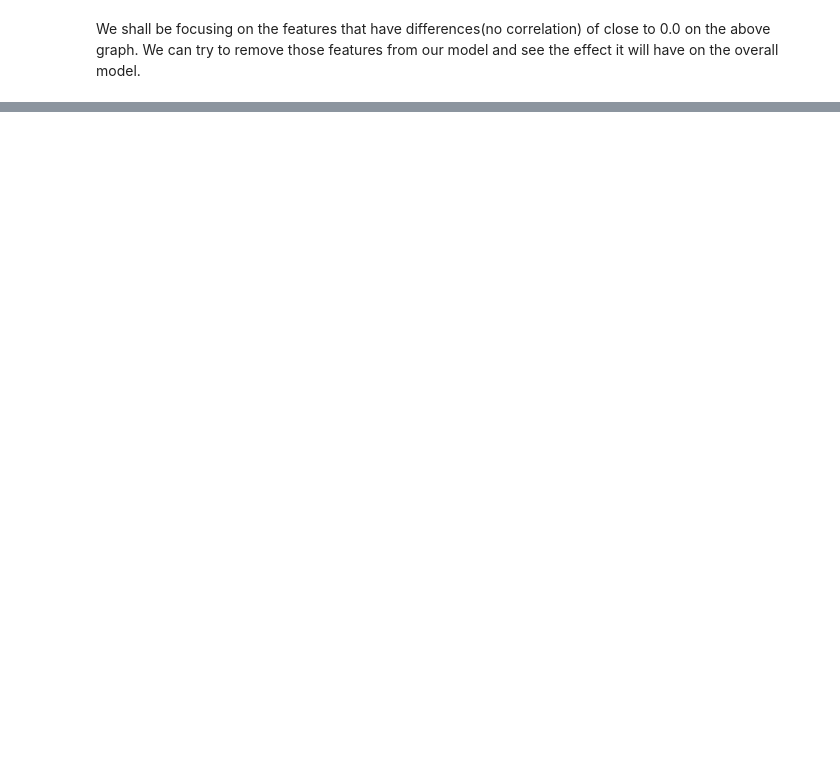
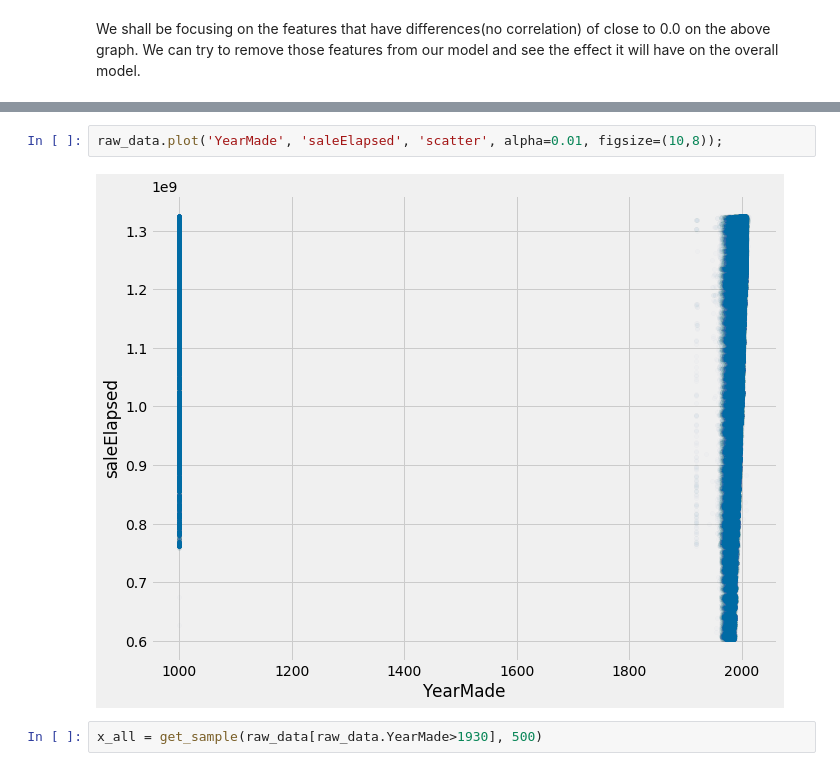
Before and after one commit to MrRutledge/ML_Practice, a Jupyter notebook: FastAi_ML_RandomForest.ipynb, the cells around one changed output, grey strips where cells are left out. Saved outputs shown, nothing was run; the diff lists cells and outputs as text; blank space fills up the shorter version.

```diff
--- a/FastAi_ML_RandomForest.ipynb
+++ b/FastAi_ML_RandomForest.ipynb
@@ -815,0 +869,6 @@ def get_oob(df)
+# %%
+raw_data.plot('YearMade', 'saleElapsed', 'scatter', alpha=0.01, figsize=(10,8));
+# %% [output]
+[figure, added]
+# %%
+x_all = get_sample(raw_data[raw_data.YearMade>1930], 500)
```
Also changed, not shown: parts of 53 cells of this notebook.
